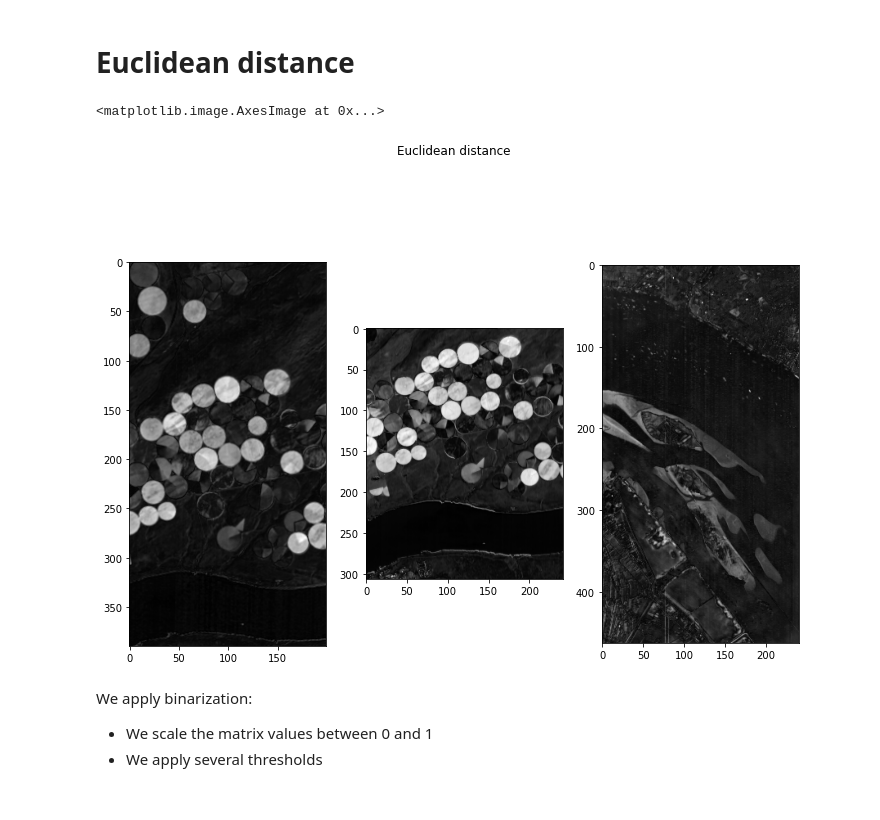
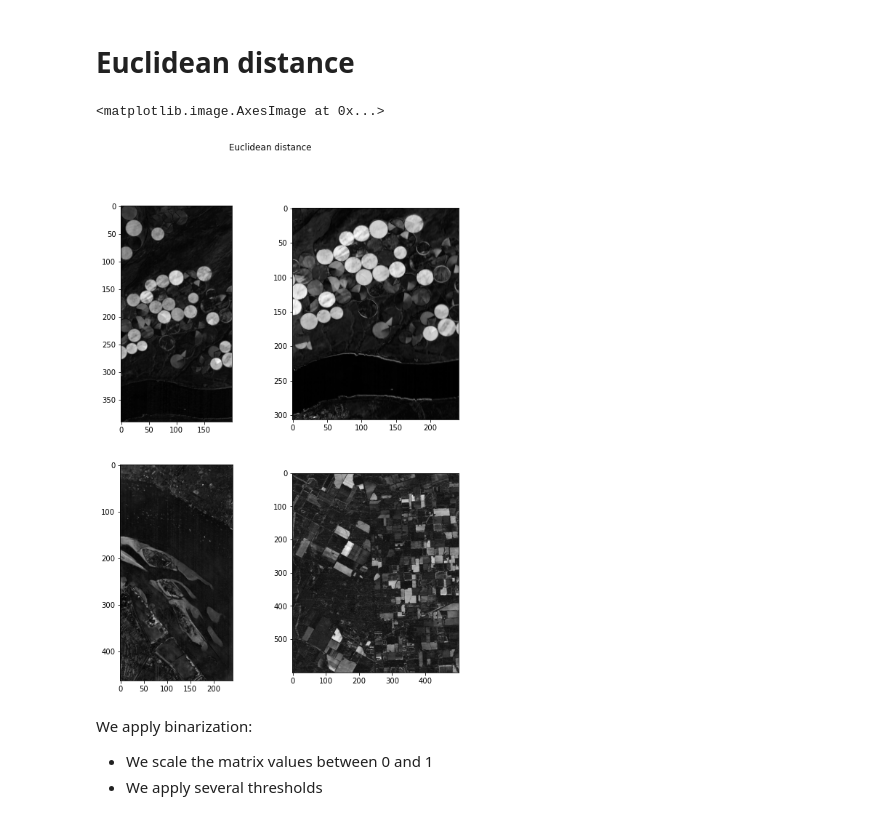
Before and after one commit to AntonellaFalini/RSB, a Jupyter notebook: RSB.ipynb, the cells around one changed output. Saved outputs shown, nothing was run; the diff lists cells and outputs as text; code cells hidden in the pictures.

```diff
--- a/RSB.ipynb
+++ b/RSB.ipynb
@@ -127,3 +197,12 @@ River vectorized  (111583, 198)
+# %%
+Old1 = np.copy(B1)
+Old2 = np.copy(B2)
+# %%
+B1 = np.copy(Old1)
+B2 = np.copy(Old2)
+# %%
+B1 = abs(B1)**0.2
+B2 = abs(B2)**0.2
 # %% [markdown]
 # Error Function Definitions
 
@@ -402,15 +483,21 @@ diff_matR = R1-R2
 EuR = np.zeros([1,mr1*nr1])
 for i in range(mr1*nr1):
     EuR[0,i] = np.linalg.norm(diff_matR[i,:])
+
+diff_matB = B1-B2
+EuB = np.zeros([1,mb1*nb1])
+for i in range(mb1*nb1):
+    EuB[0,i] = np.linalg.norm(diff_matB[i,:])
 # %%
-fig, (ax1, ax2, ax3) = plt.subplots(1, 3, figsize=(12,9))
+fig, axarr=plt.subplots(nrows=2, ncols=2, figsize=(9, 12))
 fig.suptitle('Euclidean distance')
-ax1.imshow(EuH.reshape(m1,n1),cmap = plt.cm.gray)
-ax2.imshow(EuU.reshape(mu1,nu1),cmap = plt.cm.gray)
-ax3.imshow(EuR.reshape(mr1,nr1),cmap = plt.cm.gray)
+axarr[0,0].imshow(EuH.reshape(m1,n1),cmap = plt.cm.gray)
+axarr[0,1].imshow(EuU.reshape(mu1,nu1),cmap = plt.cm.gray)
+axarr[1,0].imshow(EuR.reshape(mr1,nr1),cmap = plt.cm.gray)
+axarr[1,1].imshow(EuB.reshape(mb1,nb1),cmap = plt.cm.gray)
 # %% [output]
 <matplotlib.image.AxesImage at 0x...>
-[figure, old version]
+[figure, new version]
 # %% [markdown]
 We apply binarization:
 - We scale the matrix values between 0 and 1
```
Also changed, not shown: parts of 41 cells of this notebook, 1 other file.
